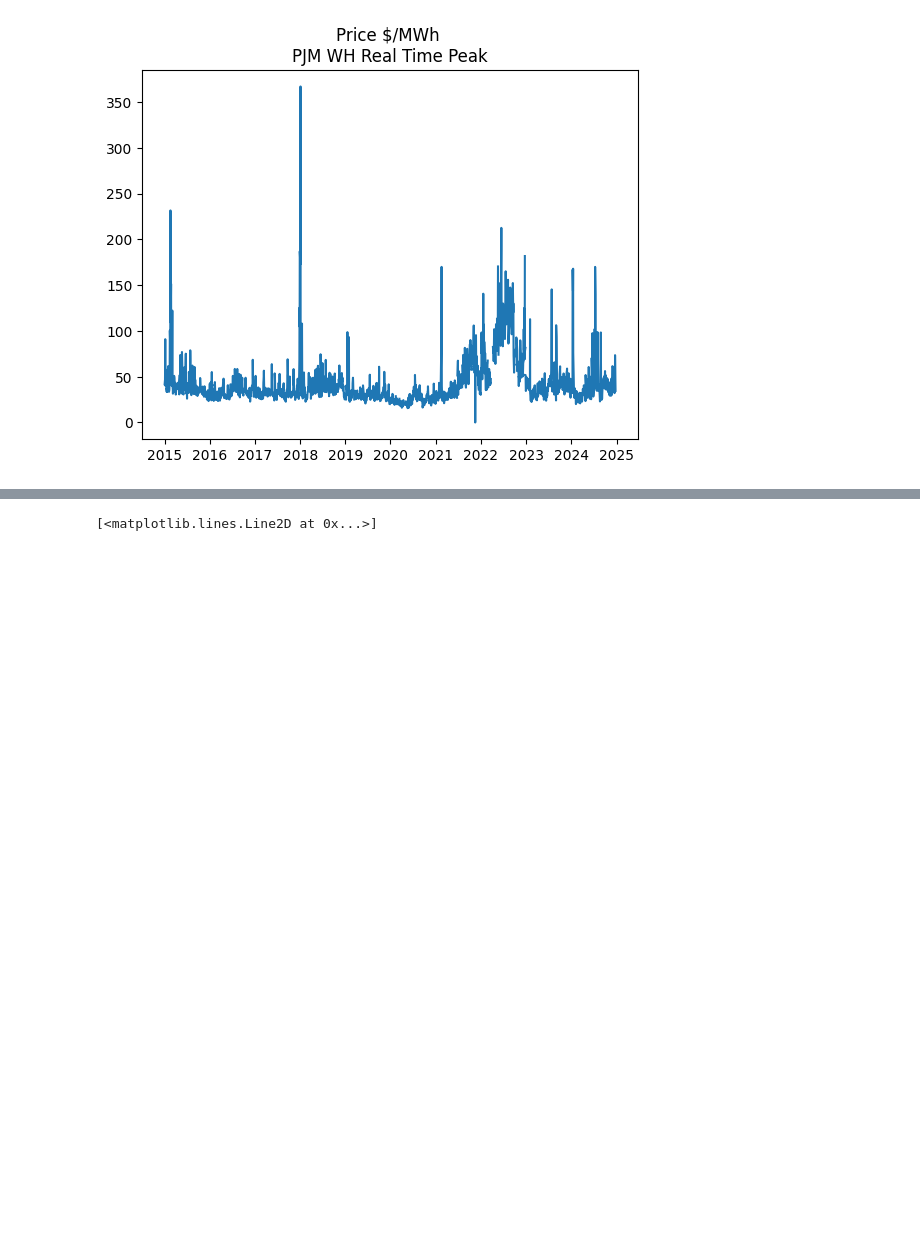
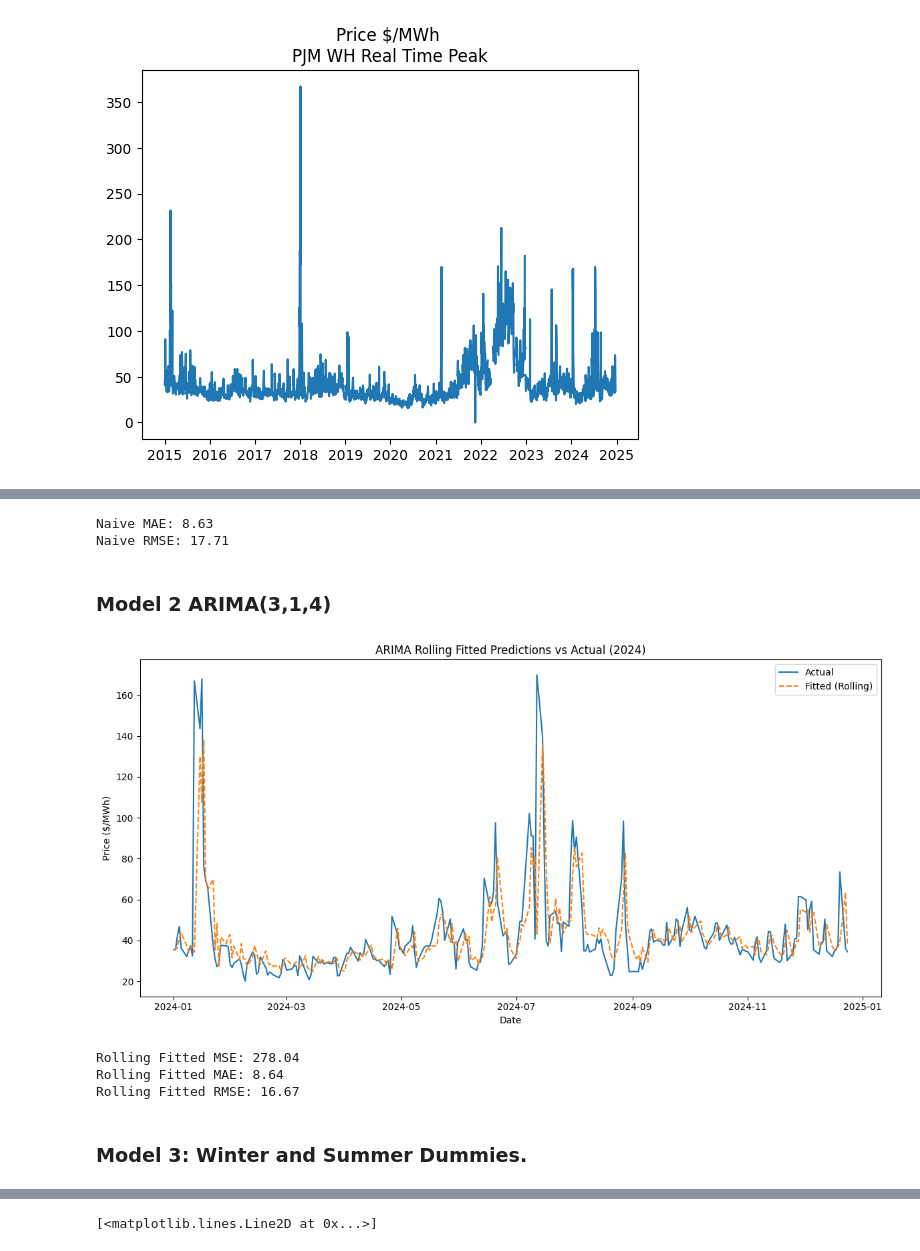
Before and after one commit to kfkhaug/TIO4317_spring25_project, a Jupyter notebook: modelling.ipynb, the cells around one changed output, grey strips where cells are left out. Drawn from its saved outputs; the diff is of its cells as text; code cells hidden in the pictures; blank space fills up the shorter version.

```diff
--- a/modelling.ipynb
+++ b/modelling.ipynb
@@ -147,0 +393,62 @@ Ser på om det er mulig å ta log-verdier.
+# %%
+naive_pred = test.shift(1).dropna()  # yesterday = today forecast
+naive_true = test[1:]                # actuals aligned
+
+naive_mae = mean_absolute_error(naive_true, naive_pred)
+naive_rmse = np.sqrt(mean_squared_error(naive_true, naive_pred))
+
+print(f'Naive MAE: {naive_mae:.2f}')
+print(f'Naive RMSE: {naive_rmse:.2f}')
+# %% [output]
+Naive MAE: 8.63
+Naive RMSE: 17.71
+# %% [markdown]
+### Model 2 ARIMA(3,1,4)
+# %%
+train = el_price[:'2023-12-31']
+test = el_price['2024-01-01':]
+
+p,d,q = 3,1,4
+
+
+history = list(train)
+predictions = []
+
+# Rolling forecast
+for t in range(len(test)):
+    model = ARIMA(history, order=(p, d, q))
+    model_fit = model.fit()
+    forecast = model_fit.forecast(steps=1)[0]
+    predictions.append(forecast)
+
+    # Add the actual value from test to history
+    history.append(test.iloc[t])
+
+# Convert to series for plotting
+pred_series_2 = pd.Series(predictions, index=test.index)
+
+
+plt.figure(figsize=(12,6))
+plt.plot(test, label='Actual')
+plt.plot(pred_series_2, label='Fitted (Rolling)', linestyle='--')
+plt.title('ARIMA Rolling Fitted Predictions vs Actual (2024)')
+plt.xlabel('Date')
+plt.ylabel('Price ($/MWh)')
+plt.legend()
+plt.tight_layout()
+plt.show()
+# %% [output]
+[figure, added]
+# %%
+mse = mean_squared_error(test, pred_series_2)
+mae = mean_absolute_error(test, pred_series_2)
+rmse = np.sqrt(mse)
+print(f'Rolling Fitted MSE: {mse:.2f}')
+print(f'Rolling Fitted MAE: {mae:.2f}')
+print(f'Rolling Fitted RMSE: {rmse:.2f}')
+# %% [output]
+Rolling Fitted MSE: 278.04
+Rolling Fitted MAE: 8.64
+Rolling Fitted RMSE: 16.67
+# %% [markdown]
+### Model 3: Winter and Summer Dummies.
```
Also changed, not shown: parts of 42 cells of this notebook.
